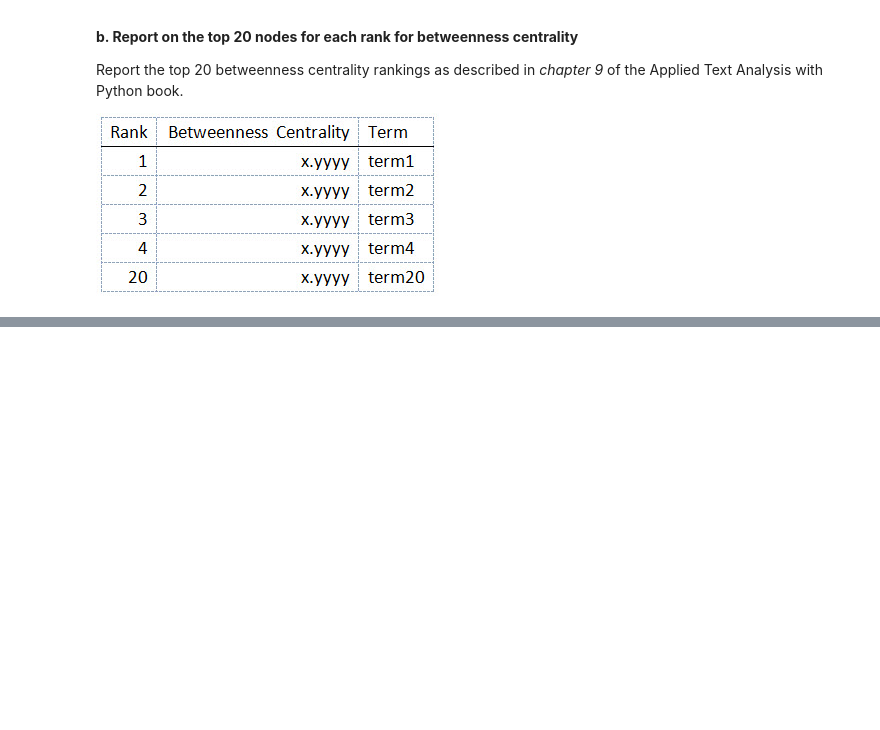
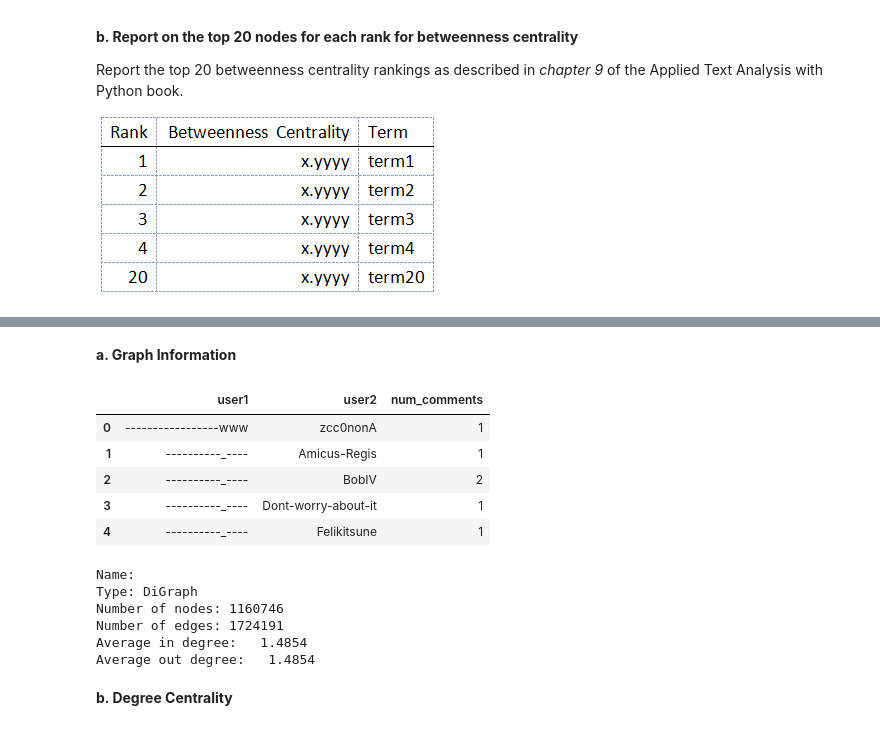
Before and after one commit to anirbanpalDSC/DSC550, a Jupyter notebook: Assignment 6.2.ipynb, the cells around one changed output, grey strips where cells are left out. Drawn from its saved outputs; the diff is of its cells as text; code cells hidden in the pictures; blank space fills up the shorter version.

```diff
--- a/Assignment 6.2.ipynb
+++ b/Assignment 6.2.ipynb
@@ -260,0 +274,39 @@ article[0:]
+# %% [markdown]
+**a. Graph Information**
+# %%
+# Read data from the csv file
+file = 'data/reddit/user_comment_links.csv'
+
+df_reddit = []
+df_reddit = pd.read_csv(file)
+
+df_reddit.head()
+# %% [output]
+|  | user1 | user2 | num_comments |
+| 0 | -----------------www | zcc0nonA | 1 |
+| 1 | ----------_---- | Amicus-Regis | 1 |
+| 2 | ----------_---- | BobIV | 2 |
+| 3 | ----------_---- | Dont-worry-about-it | 1 |
+| 4 | ----------_---- | Felikitsune | 1 |
+# %%
+# Create directed graph object
+G = nx.DiGraph()
+
+# Add data to graph
+for i in range(len(df_reddit)):
+    user1 = df_reddit.user1[i]
+    user2 = df_reddit.user2[i]
+    weight = df_reddit.num_comments[i]
+    G.add_edge(user1, user2, Weight = weight)
+
+# Print graph info
+print(nx.info(G))
+# %% [output]
+Name:
+Type: DiGraph
+Number of nodes: 1160746
+Number of edges: 1724191
+Average in degree:   1.4854
+Average out degree:   1.4854
+# %% [markdown]
+**b. Degree Centrality**
```
Also changed, not shown: parts of 9 cells of this notebook.
